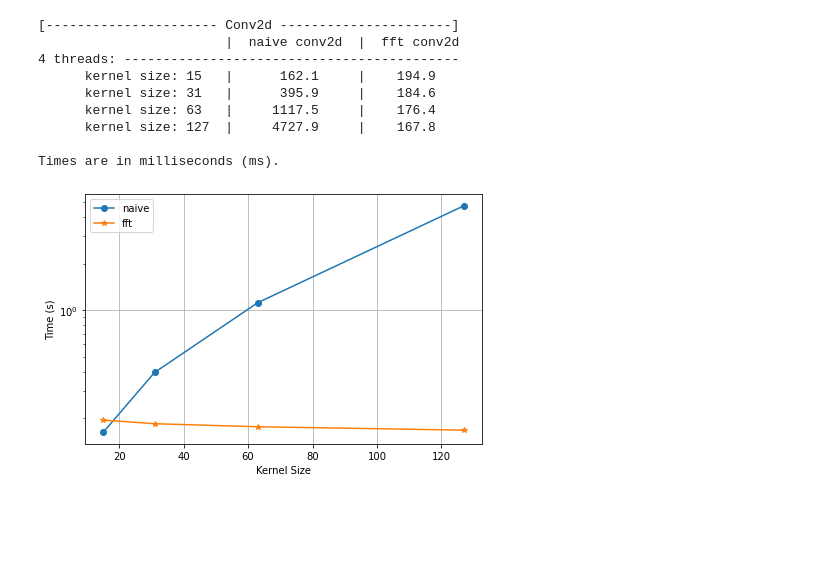
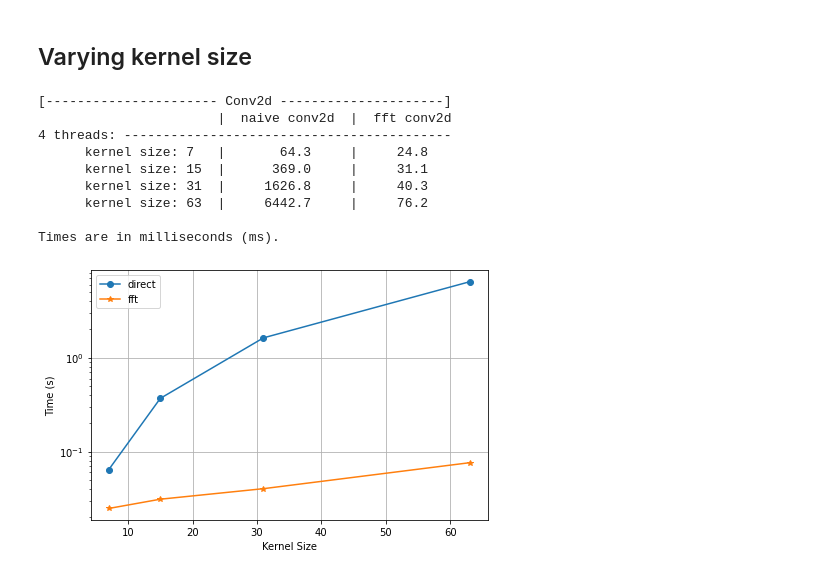
Before and after one commit to yoyololicon/fft-conv-pytorch, a Jupyter notebook: benchmark.ipynb, the cells around one changed output. Drawn from its saved outputs; the diff is of its cells as text; code cells hidden in the pictures; blank space fills up the shorter version.

```diff
--- a/benchmark.ipynb
+++ b/benchmark.ipynb
@@ -10,7 +11,7 @@ import matplotlib.pyplot as plt
 # %%
-batch = 64
-in_channels = 1
-out_channels = 1
+batch = 8
+in_channels = 4
+out_channels = 4
 groups = 1
 input_size = [64, 128, 256, 512]
 kernel_size = 31
@@ -51,7 +52,7 @@ compare.print()
 naive_result = [x.median for x in results[::2]]
 fft_result = [x.median for x in results[1::2]]
 
-plt.plot(input_size, naive_result, marker='o', label='naive')
+plt.plot(input_size, naive_result, marker='o', label='direct')
 plt.plot(input_size, fft_result, marker='*', label='fft')
 plt.tight_layout()
 plt.yscale('log')
@@ -76,10 +476,12 @@ Times are in milliseconds (ms).
+# %% [markdown]
+## Varying kernel size
 # %%
-batch = 64
-in_channels = 1
-out_channels = 1
+batch = 8
+in_channels = 4
+out_channels = 4
 groups = 1
-input_size = 256
-kernel_size = [15, 31, 63, 127]
+input_size = 128
+kernel_size = [7, 15, 31, 63]
 stride = 1
 dilation = 1
 
@@ -90,8 +492,8 @@ for k_size in kernel_size:
     label = 'Conv2d'
     sub_label = f'kernel size: {k_size}'
 
-    model1 = nn.Conv2d(in_channels, out_channels, k_size, stride=stride, dilation=dilation, groups=groups, bias=False)
-    model2 = torch_fftconv.FFTConv2d(in_channels, out_channels, k_size, stride=stride, dilation=dilation, groups=groups, bias=False)
+    model1 = nn.ConvTranspose2d(in_channels, out_channels, k_size, stride=stride, dilation=dilation, groups=groups, bias=False)
+    model2 = torch_fftconv.FFTConvTranspose2d(in_channels, out_channels, k_size, stride=stride, dilation=dilation, groups=groups, bias=False)
 
     results.append(Timer(
         stmt='m(x)',
@@ -102,40 +504,40 @@ for k_size in kernel_size:
         sub_label=sub_label,
         description='naive conv2d',
     ).blocked_autorange(min_run_time=1))
     results.append(Timer(
         stmt='m(x)',
         setup='',
         globals={'x': x, 'm': model2},
         num_threads=4,
         label=label,
         sub_label=sub_label,
         description='fft conv2d',
     ).blocked_autorange(min_run_time=1))
 
 compare = Compare(results)
 compare.print()
 
 naive_result = [x.median for x in results[::2]]
 fft_result = [x.median for x in results[1::2]]
 
-plt.plot(kernel_size, naive_result, marker='o', label='naive')
+plt.plot(kernel_size, naive_result, marker='o', label='direct')
 plt.plot(kernel_size, fft_result, marker='*', label='fft')
 plt.tight_layout()
 plt.yscale('log')
 plt.legend()
 plt.xlabel('Kernel Size')
 plt.ylabel('Time (s)')
 plt.grid()
 plt.show()
 # %% [output]
-[---------------------- Conv2d ----------------------]
-                        |  naive conv2d  |  fft conv2d
-4 threads: -------------------------------------------
-      kernel size: 15   |      162.1     |    194.9
-      kernel size: 31   |      395.9     |    184.6
-      kernel size: 63   |     1117.5     |    176.4
-      kernel size: 127  |     4727.9     |    167.8
+[---------------------- Conv2d ---------------------]
+                       |  naive conv2d  |  fft conv2d
+4 threads: ------------------------------------------
+      kernel size: 7   |       64.3     |     24.8
+      kernel size: 15  |      369.0     |     31.1
+      kernel size: 31  |     1626.8     |     40.3
+      kernel size: 63  |     6442.7     |     76.2
 
 Times are in milliseconds (ms).
-[figure, old version]
+[figure, new version]
 # %% [markdown]
```
Also changed, not shown: parts of 22 cells of this notebook, 2 other files.
